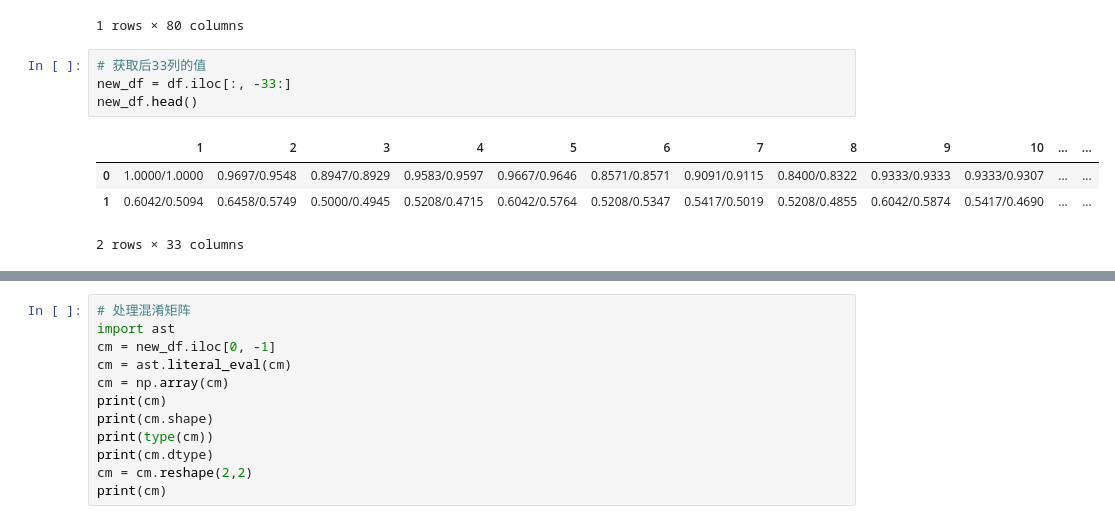
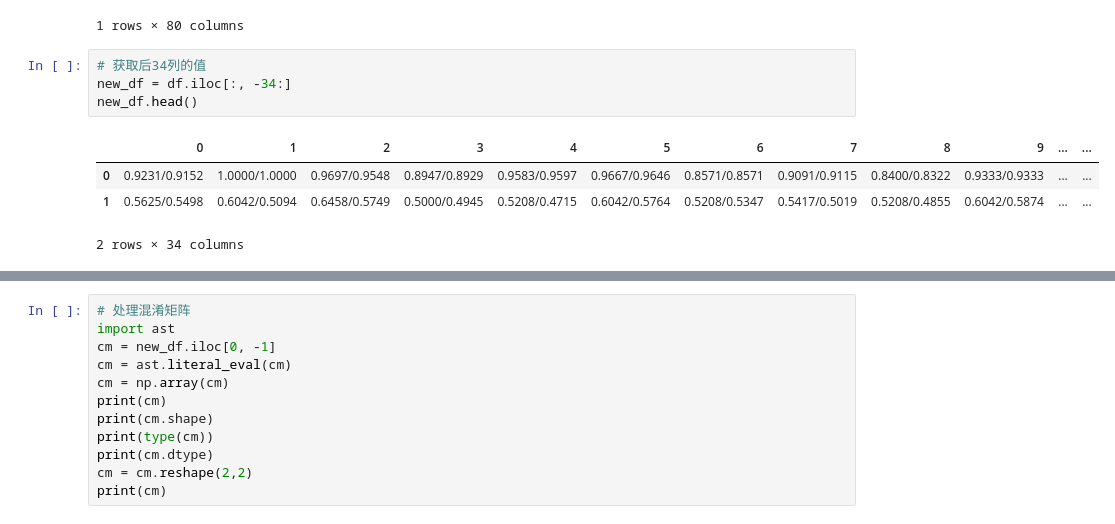
Before and after one commit to TowerToSky/multimodal_emotion_recognition, a Jupyter notebook: notebooks/analysis_res.ipynb, the cells around one changed output, grey strips where cells are left out. Cells and saved outputs as stored; diff of their text form.

```diff
--- a/notebooks/analysis_res.ipynb
+++ b/notebooks/analysis_res.ipynb
@@ -326,14 +326,14 @@ df[df["timestamp"] == "2024-12-12_23-49-21"]
 | 0 | 2024-12-12_23-49-21 | iterative_fusion | False | 75 | 160 | ... |
 1 rows × 80 columns
 # %%
-# 获取后33列的值
-new_df = df.iloc[:, -33:]
+# 获取后34列的值
+new_df = df.iloc[:, -34:]
 new_df.head()
 # %% [output]
-|  | 1 | 2 | 3 | 4 | 5 | 6 | 7 | 8 | 9 | 10 | ... | ... |
-| 0 | 1.0000/1.0000 | 0.9697/0.9548 | 0.8947/0.8929 | 0.9583/0.9597 | 0.9667/0.9646 | 0.8571/0.8571 | 0.9091/0.9115 | 0.8400/0.8322 | 0.9333/0.9333 | 0.9333/0.9307 | ... | ... |
-| 1 | 0.6042/0.5094 | 0.6458/0.5749 | 0.5000/0.4945 | 0.5208/0.4715 | 0.6042/0.5764 | 0.5208/0.5347 | 0.5417/0.5019 | 0.5208/0.4855 | 0.6042/0.5874 | 0.5417/0.4690 | ... | ... |
+|  | 0 | 1 | 2 | 3 | 4 | 5 | 6 | 7 | 8 | 9 | ... | ... |
+| 0 | 0.9231/0.9152 | 1.0000/1.0000 | 0.9697/0.9548 | 0.8947/0.8929 | 0.9583/0.9597 | 0.9667/0.9646 | 0.8571/0.8571 | 0.9091/0.9115 | 0.8400/0.8322 | 0.9333/0.9333 | ... | ... |
+| 1 | 0.5625/0.5498 | 0.6042/0.5094 | 0.6458/0.5749 | 0.5000/0.4945 | 0.5208/0.4715 | 0.6042/0.5764 | 0.5208/0.5347 | 0.5417/0.5019 | 0.5208/0.4855 | 0.6042/0.5874 | ... | ... |
-2 rows × 33 columns
+2 rows × 34 columns
 # %%
 acc = []
 f1 = []
```
Also changed, not shown: parts of 4 cells of this notebook, 8 other files.
